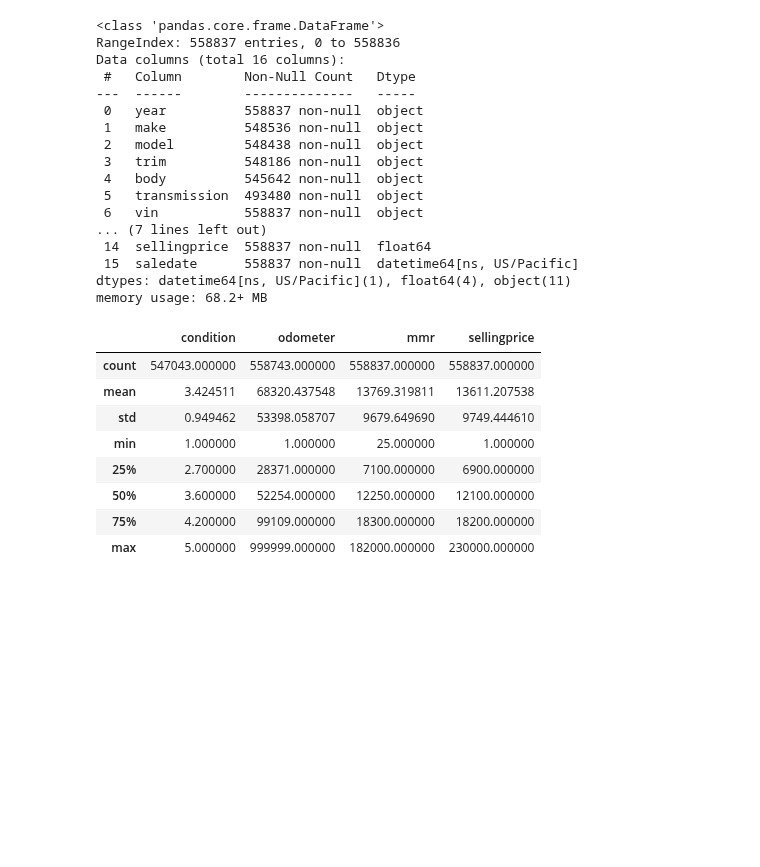
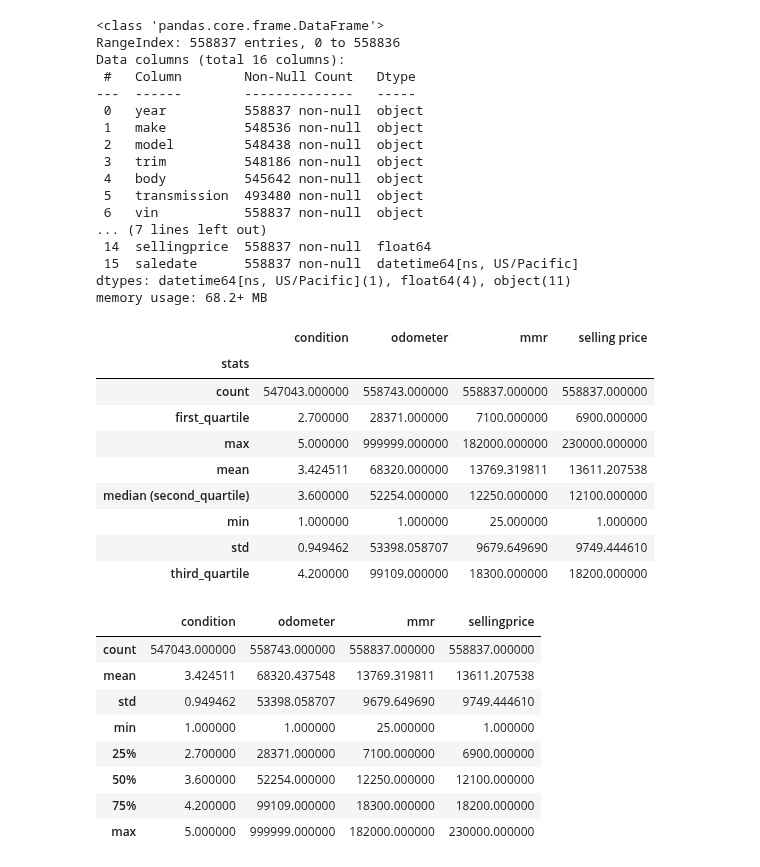
Before and after one commit to MeetPatel89/car_sales_analysis, a Jupyter notebook: notebook.ipynb, the cells around one changed output. Drawn from its saved outputs; the diff is of its cells as text; code cells hidden in the pictures; blank space fills up the shorter version.

Commit message:
get summary stats for numeric variables in car sales dataset

```diff
--- a/notebook.ipynb
+++ b/notebook.ipynb
@@ -90,6 +90,19 @@ sqlConn.execute_ddl_dml(read_contents(rf"{ROOT_DIR}/sql/car_sales_ddl.sql"))
 # insert data into car sales table
 insert_data = df.replace(to_replace=np.nan, value=None).values.tolist()
 sqlConn.insert_records(read_contents(rf"{ROOT_DIR}/sql/car_sales_insert.sql"), insert_data)
+# %%
+pd.read_sql(read_contents(rf"{ROOT_DIR}/sql/car_sales_summary_stats.sql"), sqlConn.get_conn_odbc()).set_index("stats")
+# %% [output]
+|  | condition | odometer | mmr | selling price |
+| stats |  |  |  |  |
+| count | 547043.000000 | 558743.000000 | 558837.000000 | 558837.000000 |
+| first_quartile | 2.700000 | 28371.000000 | 7100.000000 | 6900.000000 |
+| max | 5.000000 | 999999.000000 | 182000.000000 | 230000.000000 |
+| mean | 3.424511 | 68320.000000 | 13769.319811 | 13611.207538 |
+| median (second_quartile) | 3.600000 | 52254.000000 | 12250.000000 | 12100.000000 |
+| min | 1.000000 | 1.000000 | 25.000000 | 1.000000 |
+| std | 0.949462 | 53398.058707 | 9679.649690 | 9749.444610 |
+| third_quartile | 4.200000 | 99109.000000 | 18300.000000 | 18200.000000 |
 # %%
 df.describe()
 # %% [output]
```
Also changed, not shown: 1 other file.
